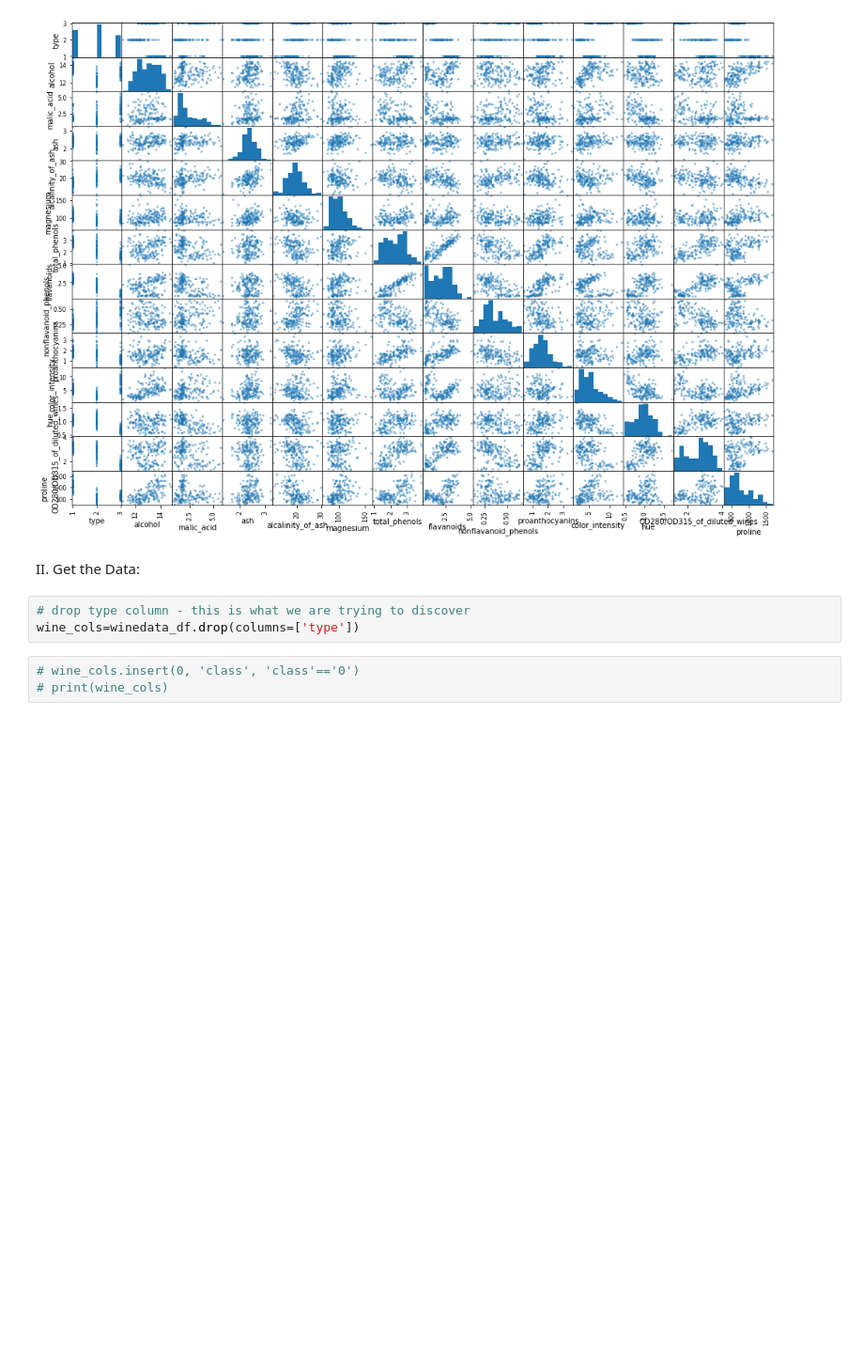
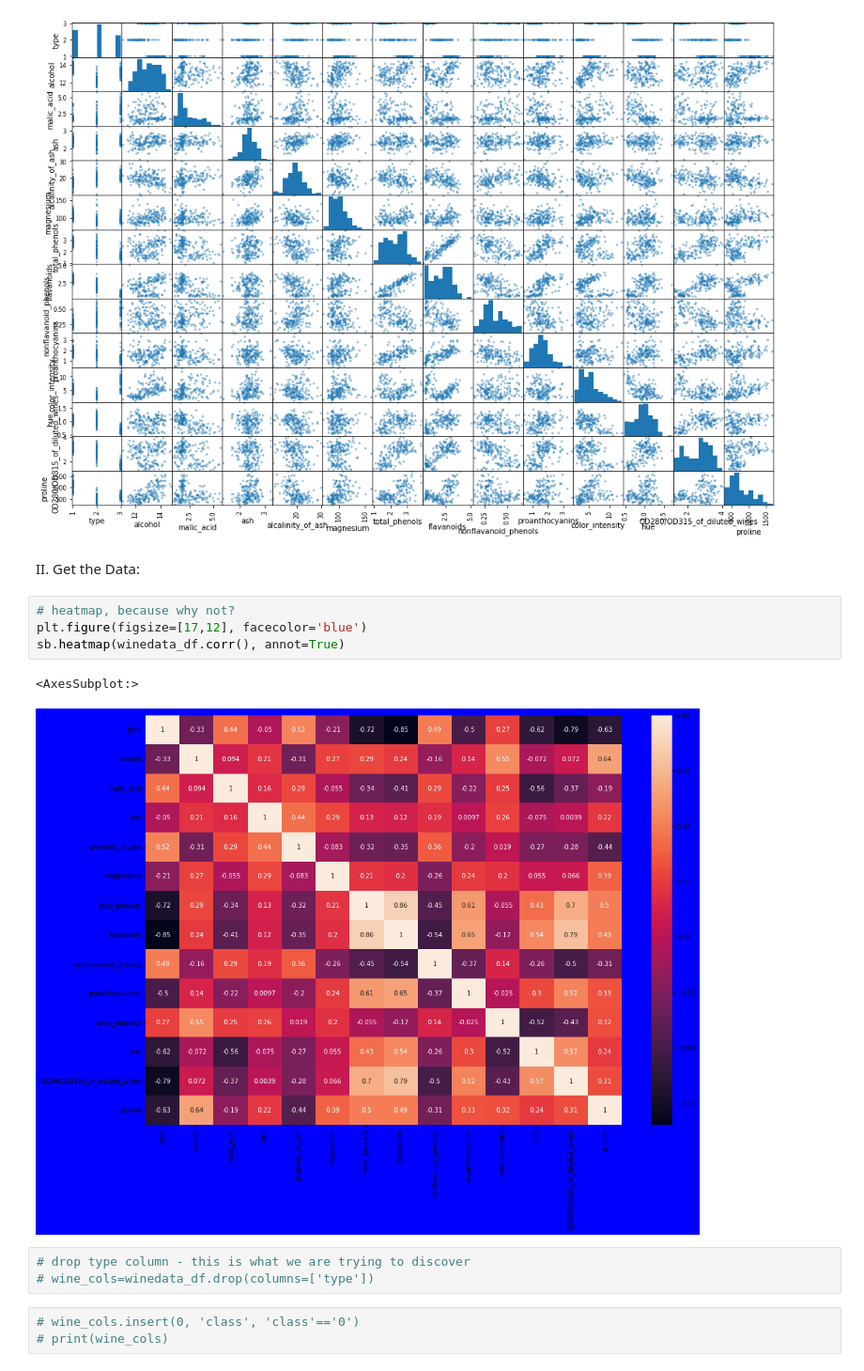
Before and after one commit to ASwigart/Group_Project_4, a Jupyter notebook: GP4_data_analysis.ipynb, the cells around one changed output. Shown at 94% size. Cells and saved outputs as stored; diff of their text form; blank space fills up the shorter version.

```diff
--- a/GP4_data_analysis.ipynb
+++ b/GP4_data_analysis.ipynb
@@ -49,9 +48,16 @@ plt.show()
 [figure]
 # %% [markdown]
 II. Get the Data:
+# %%
+# heatmap, because why not?
+plt.figure(figsize=[17,12], facecolor='blue')
+sb.heatmap(winedata_df.corr(), annot=True)
+# %% [output]
+<AxesSubplot:>
+[figure, added]
 # %%
 # drop type column - this is what we are trying to discover
-wine_cols=winedata_df.drop(columns=['type'])
+# wine_cols=winedata_df.drop(columns=['type'])
 # %%
 # wine_cols.insert(0, 'class', 'class'=='0')
 # print(wine_cols)
```
Also changed, not shown: parts of 22 cells of this notebook.
